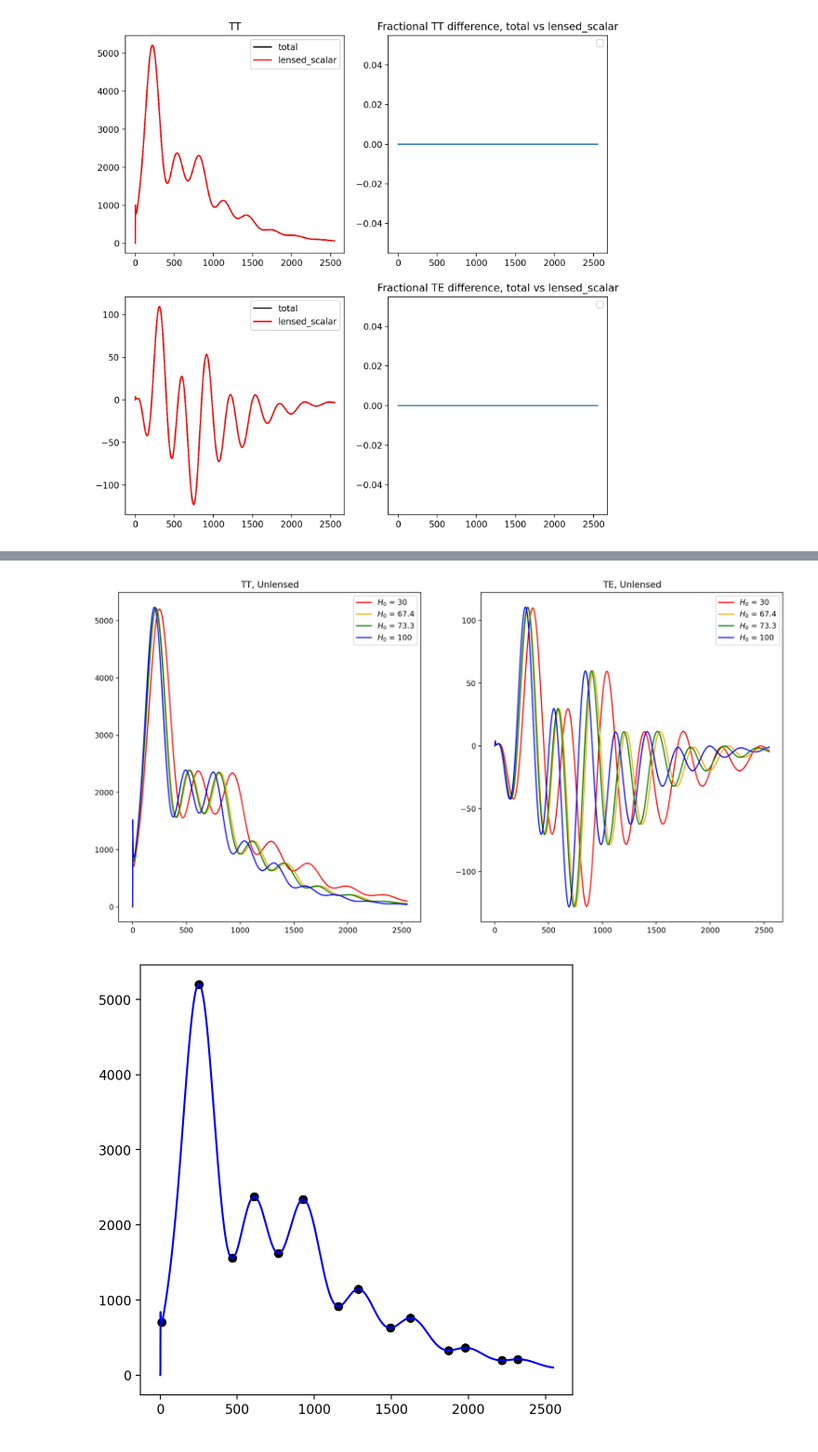
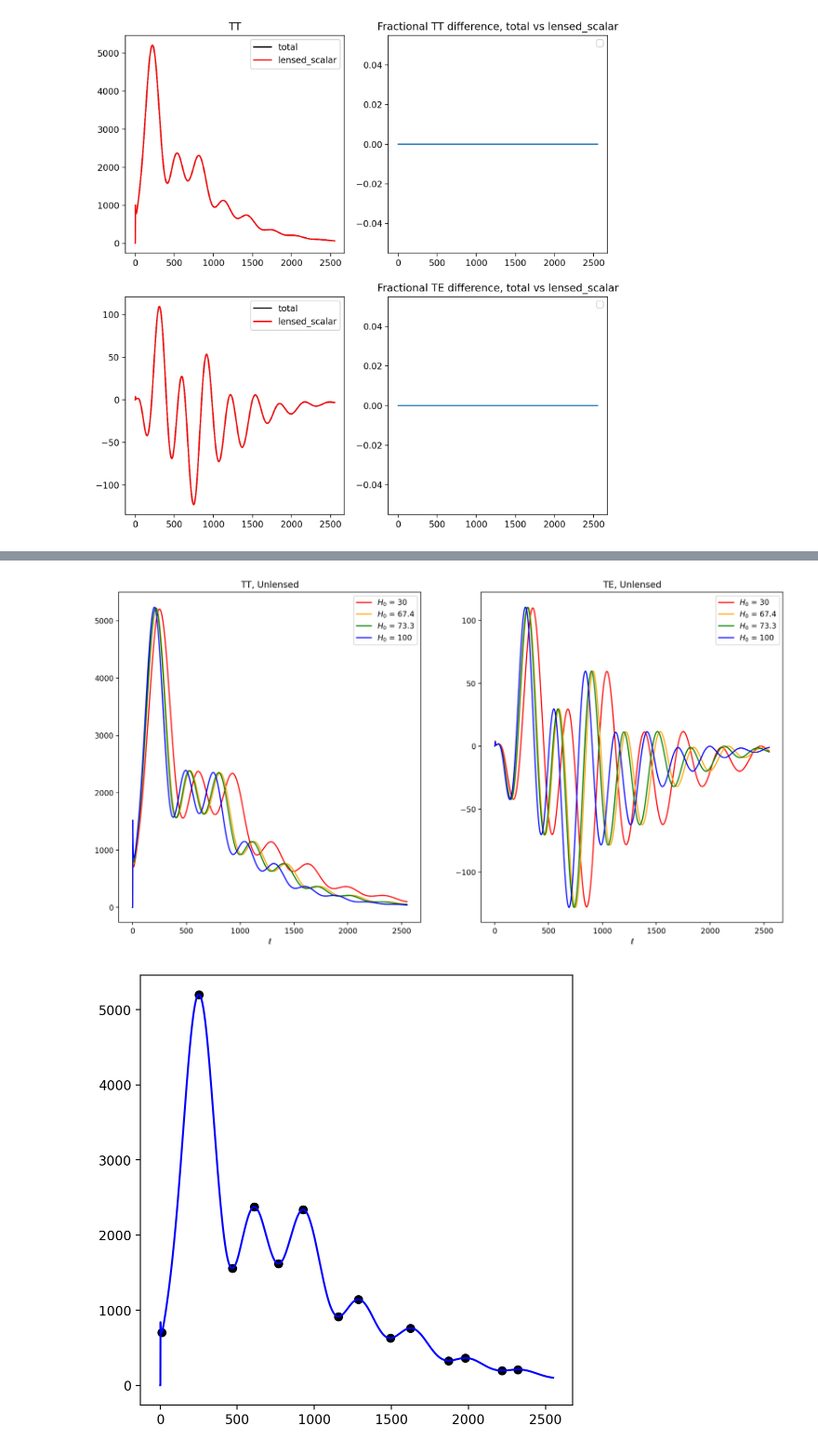
Before and after one commit to cmatties/CAMB-Workbook, a Jupyter notebook: VaryingBasicParams.ipynb, the cells around one changed output, grey strips where cells are left out. Shown at 93% size. Saved outputs shown, nothing was run; the diff lists cells and outputs as text; code cells hidden in the pictures.

```diff
--- a/VaryingBasicParams.ipynb
+++ b/VaryingBasicParams.ipynb
@@ -72,32 +74,33 @@ No artists with labels found to put in legend.  Note that artists whose label st
 # %%
 fig, ax = plt.subplots(1,2, figsize=(16,8))
 ax[0].set_title('TT, Unlensed')
 ax[1].set_title('TE, Unlensed')
 #list of parameter values and their respective colors to be plotted, in the form [param, unlensed color, lensed color]
 vals_and_colors = np.array([[30, 'red', 'darkred'],[67.4, 'orange', 'darkorange'],[73.3, 'green', 'darkgreen'], [100, 'blue', 'darkblue']])
 for i in vals_and_colors:
     H = float(i[0])
     pars = camb.CAMBparams()
     pars.set_cosmology(H0=H)
     pars.set_for_lmax(2500, lens_potential_accuracy=0)
     results = camb.get_results(pars)
     powers = results.get_cmb_power_spectra(pars, CMB_unit='muK')
 
     unlensedCL=powers['unlensed_scalar']
     lensedCL = powers['lensed_scalar']
     ls = np.arange(unlensedCL.shape[0])
     ax[0].plot(ls, unlensedCL[:,0], color=i[1], label='$H_0$ = ' +i[0])
     #ax[0].plot(ls, lensedCL[:,0] , color=i[2], label ='Lensed, H_0 = ' +str(i[0]))
 
     ax[1].plot(ls, unlensedCL[:,3], color=i[1], label='$H_0$ = ' +i[0])
     #ax[1].plot(ls, lensedCL[:,3] , color=i[2], label ='Lensed, H_0 = ' +str(i[0]))
 
     ax[1].plot()
 for axl in np.array(ax).flatten():
     axl.legend()
+    axl.set_xlabel('$\ell$')
 plt.show()
 # %% [output]
-[figure, old version]
+[figure, new version]
 # %%
 # Testing get_maxima and get_minima fcns
 fig, ax = plt.subplots(1,1,figsize=(6,6))
```
Also changed, not shown: parts of 11 cells of this notebook, 1 other file.
